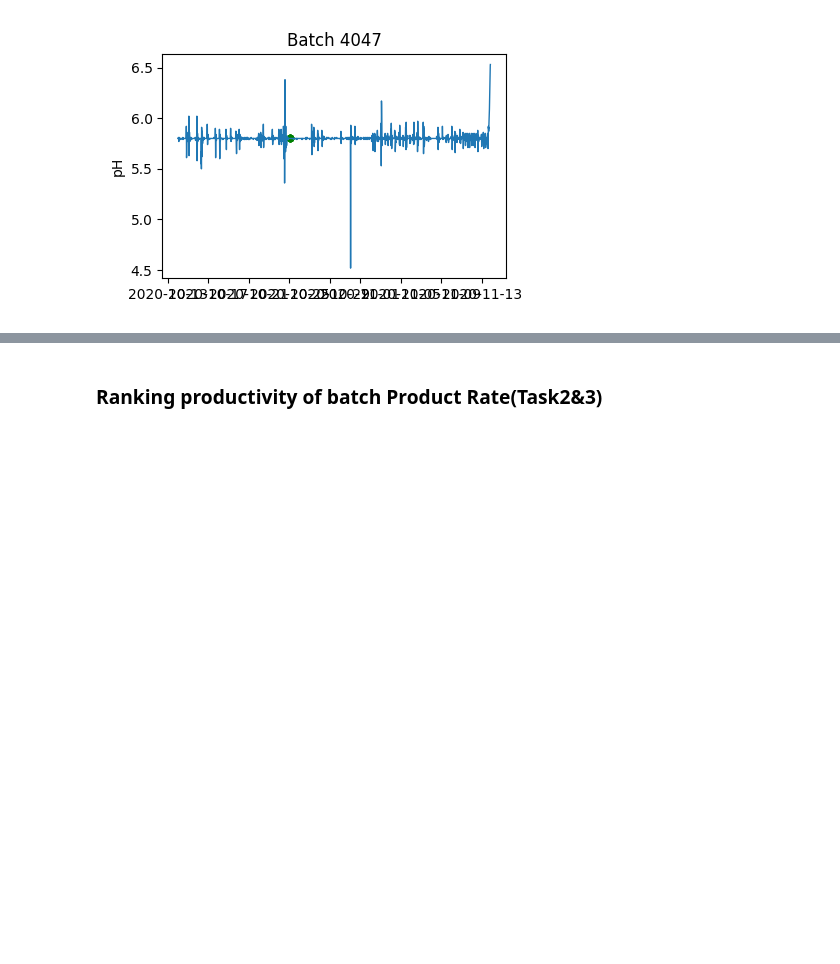
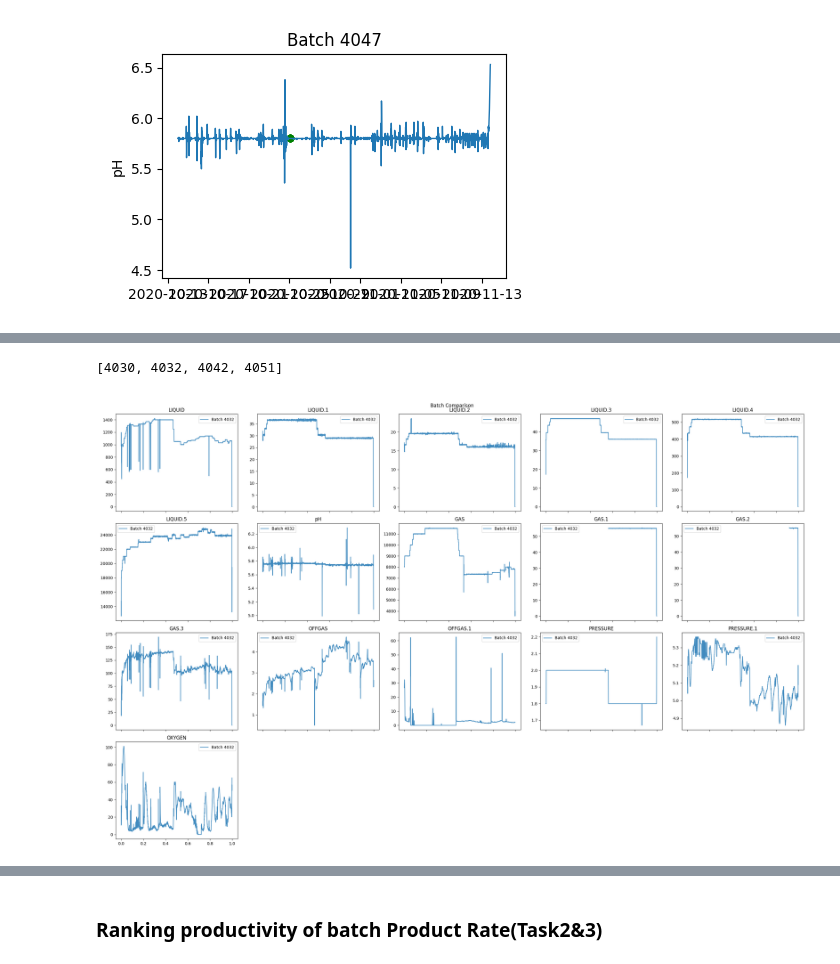
Before and after one commit to RichardFisher1/Applied, a Jupyter notebook: notebooks/Case Study Tasks.ipynb, the cells around one changed output, grey strips where cells are left out. Saved outputs shown, nothing was run; the diff lists cells and outputs as text; code cells hidden in the pictures; blank space fills up the shorter version.

```diff
--- a/notebooks/Case Study Tasks.ipynb
+++ b/notebooks/Case Study Tasks.ipynb
@@ -656,0 +655,10 @@ clean_op_df0
+# %%
+plotter1 = BatchTimeSeriesPlotter(clean_op_df)
+# %%
+unclean_batches
+# %% [output]
+[4030, 4032, 4042, 4051]
+# %%
+plotter1.plot(batch=4032, width=5)
+# %% [output]
+[figure, added]
```
Also changed, not shown: parts of 17 cells of this notebook, 1 other file.
